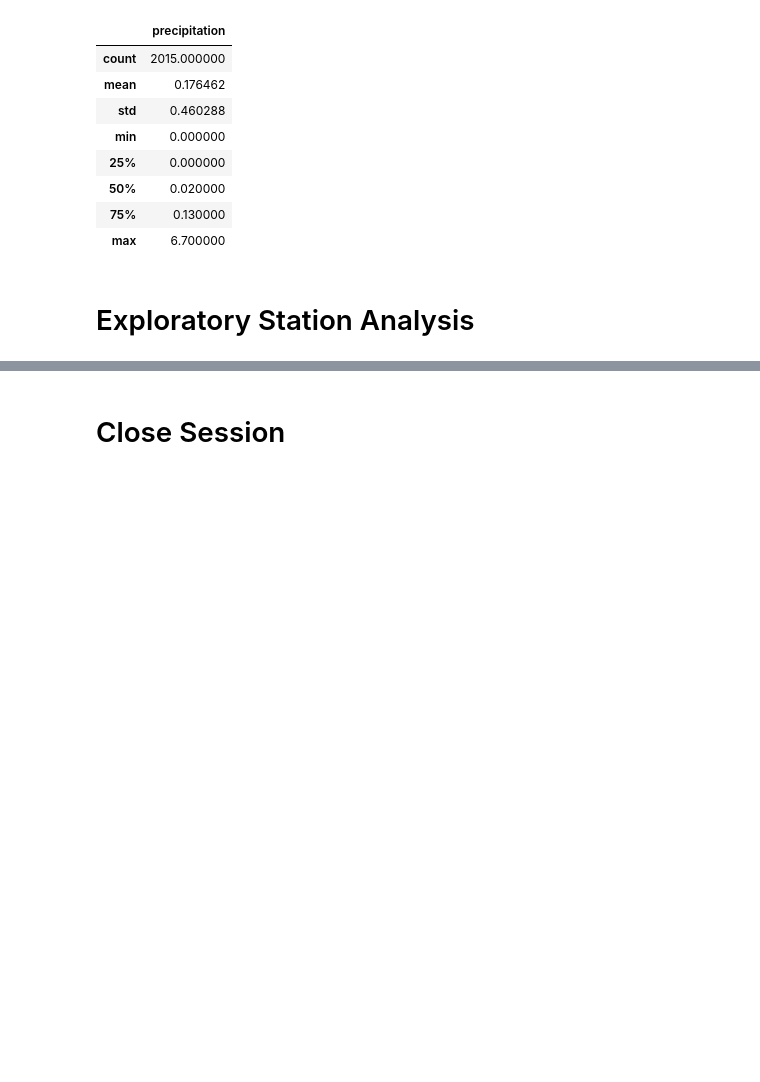
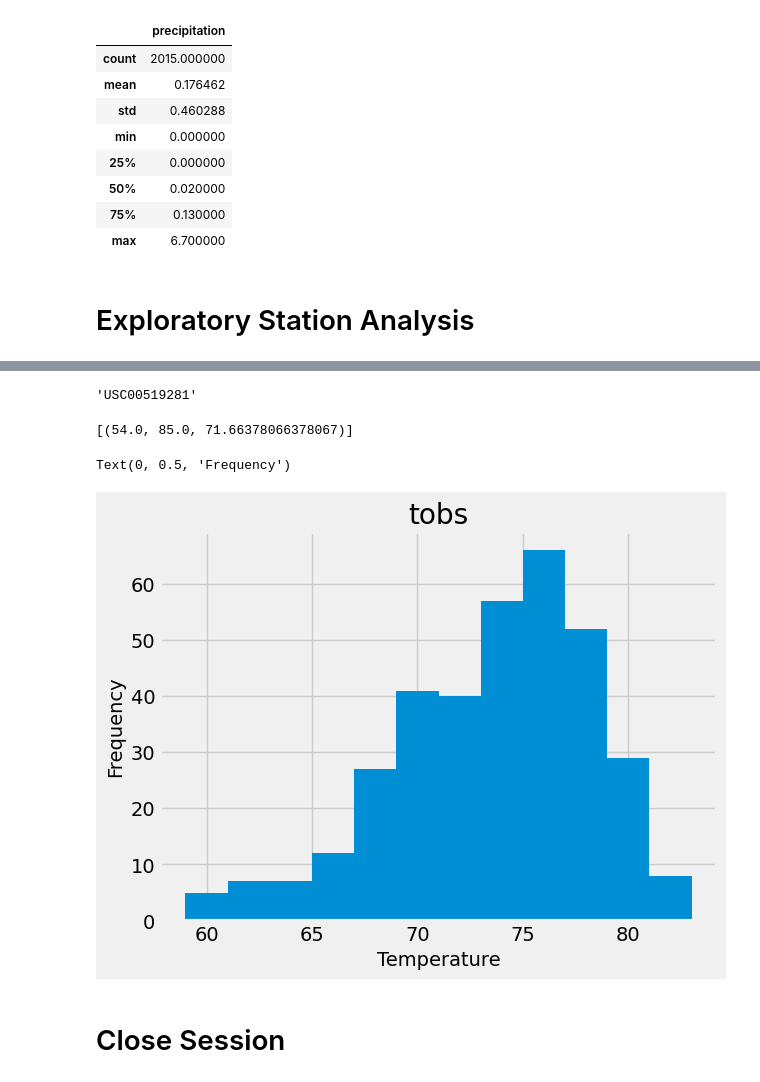
Before and after one commit to v4l3-v1ll4rr03l/sqlalchemy-challenge, a Jupyter notebook: climate_starter.ipynb, the cells around one changed output, grey strips where cells are left out. Cells and saved outputs as stored; diff of their text form; code cells hidden in the pictures; blank space fills up the shorter version.

```diff
--- a/climate_starter.ipynb
+++ b/climate_starter.ipynb
@@ -96,3 +100,5 @@ precipitation_df.describe()
 # %%
 # Design a query to find the most active stations (i.e. which stations have the most rows?)
 # List the stations and their counts in descending order.
+station_counts = session.query(measurement.station, func.count(measurement.prcp)).group_by(measurement.station).order_by(func.count(measurement.prcp).desc()).all()
+station_counts
@@ -99,8 +115,26 @@ precipitation_df.describe()
+# %%
+# Pull most active station from previous query
+most_active = station_counts[0][0]
+most_active
+# %% [output]
+'USC00519281'
 # %%
 # Using the most active station id from the previous query, calculate the lowest, highest, and average temperature.
+temp_data_complete = session.query(func.min(measurement.tobs), func.max(measurement.tobs), func.avg(measurement.tobs)).filter(measurement.station == most_active).all()
+temp_data_complete
+# %% [output]
+[(54.0, 85.0, 71.66378066378067)]
 # %%
 # Using the most active station id
 # Query the last 12 months of temperature observation data for this station and plot the results as a histogram
+temp_data = session.query(measurement.tobs).filter(measurement.station == most_active).filter(measurement.date >= cut_off).all()
+temp_df = pd.DataFrame(temp_data, columns=["tobs"])
+temp_hist= temp_df.hist(bins=12)
+plt.xlabel("Temperature")
+plt.ylabel("Frequency")
+# %% [output]
+Text(0, 0.5, 'Frequency')
+[figure, added]
 # %% [markdown]
 # Close Session
 # %%
```
Also changed, not shown: parts of 2 cells of this notebook.
